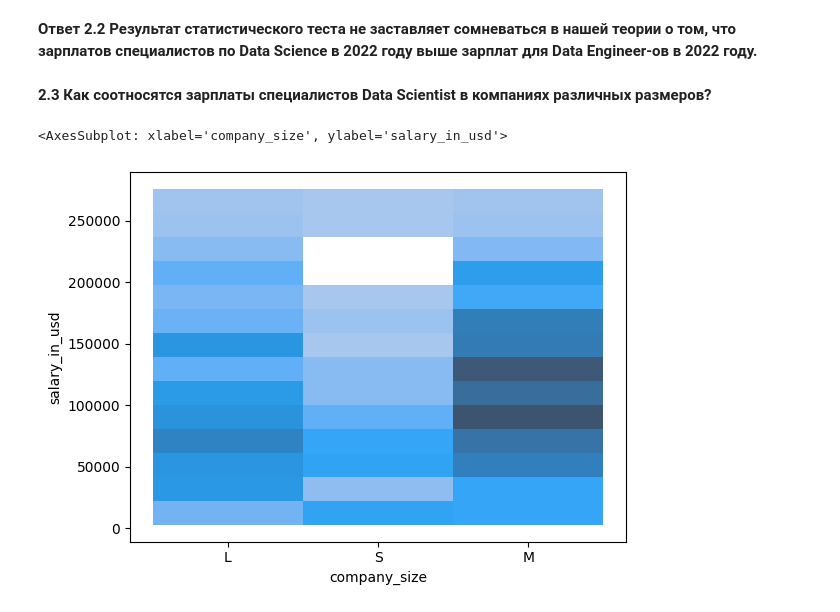
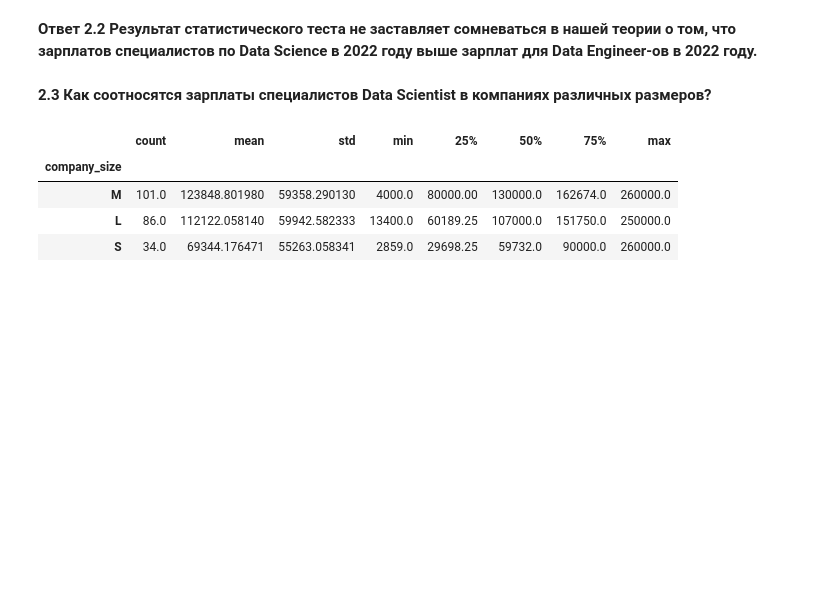
Before and after one commit to AndreevaDarya/EDA_4, a Jupyter notebook: EDA_4_project.ipynb, the cells around one changed output. Drawn from its saved outputs; the diff is of its cells as text; code cells hidden in the pictures; blank space fills up the shorter version.

```diff
--- a/EDA_4_project.ipynb
+++ b/EDA_4_project.ipynb
@@ -419,9 +421,11 @@ p-значение меньше, чем заданный уровень знач
 # %% [markdown]
 **2.3 Как соотносятся зарплаты специалистов Data Scientist в компаниях различных размеров?**
 # %%
-# cleaned_data.groupby('salary_in_usd')['company_size'].mean()
-
-sns.histplot(cleaned_data, x = 'company_size', y = 'salary_in_usd')
+data_scientist.groupby('company_size')['salary_in_usd'].describe().sort_values(by = 'mean', ascending=False)
+# sns.boxplot(data_scientist, x = 'company_size', y = 'salary_in_usd')
 # %% [output]
-<AxesSubplot: xlabel='company_size', ylabel='salary_in_usd'>
-[figure, removed]
+|  | count | mean | std | min | 25% | 50% | 75% | max |
+| company_size |  |  |  |  |  |  |  |  |
+| M | 101.0 | 123848.801980 | 59358.290130 | 4000.0 | 80000.00 | 130000.0 | 162674.0 | 260000.0 |
+| L | 86.0 | 112122.058140 | 59942.582333 | 13400.0 | 60189.25 | 107000.0 | 151750.0 | 250000.0 |
+| S | 34.0 | 69344.176471 | 55263.058341 | 2859.0 | 29698.25 | 59732.0 | 90000.0 | 260000.0 |
```
Also changed, not shown: parts of 15 cells of this notebook.
